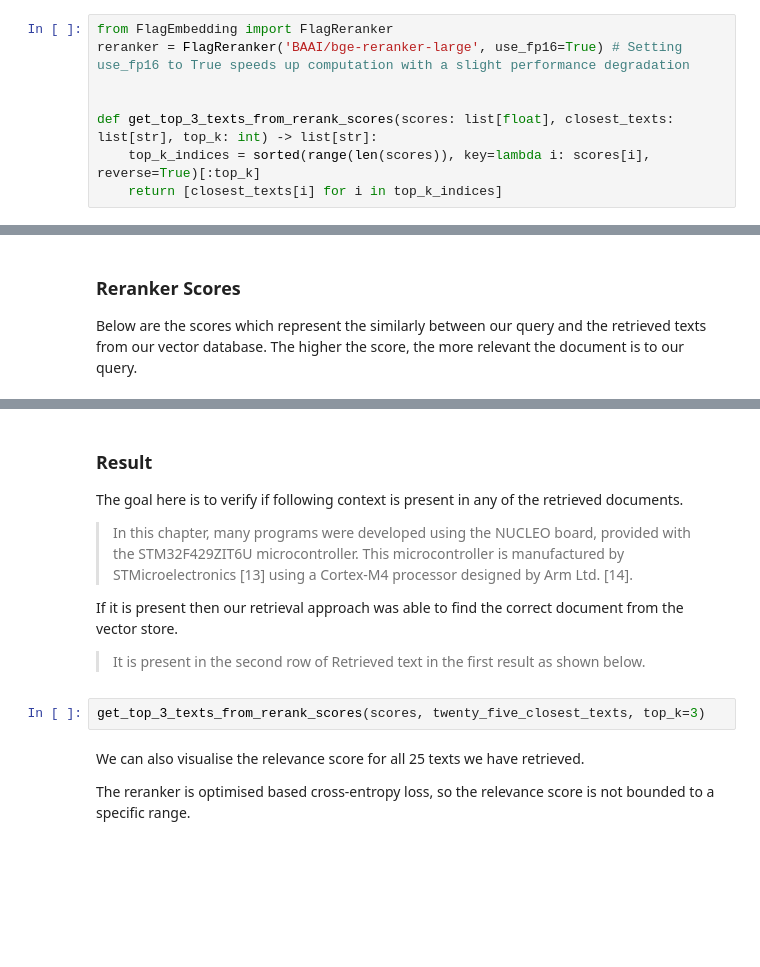
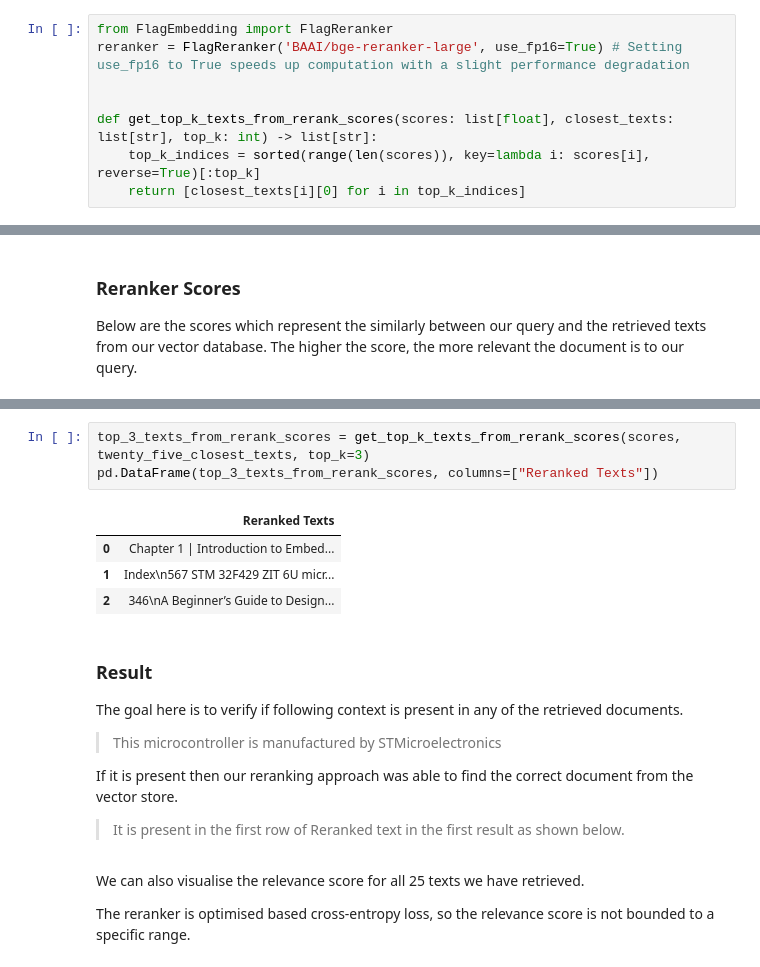
Before and after one commit to fuzzylabs/innovation-rag-rerank, a Jupyter notebook: rag_retrieval_rerank/experiment_rag_retrieval_rerank.ipynb, the cells around one changed output, grey strips where cells are left out. Drawn from its saved outputs; the diff is of its cells as text; blank space fills up the shorter version.

```diff
--- a/rag_retrieval_rerank/experiment_rag_retrieval_rerank.ipynb
+++ b/rag_retrieval_rerank/experiment_rag_retrieval_rerank.ipynb
@@ -245,9 +245,9 @@ from FlagEmbedding import FlagReranker
 reranker = FlagReranker('BAAI/bge-reranker-large', use_fp16=True) # Setting use_fp16 to True speeds up computation with a slight performance degradation
 
 
-def get_top_3_texts_from_rerank_scores(scores: list[float], closest_texts: list[str], top_k: int) -> list[str]:
+def get_top_k_texts_from_rerank_scores(scores: list[float], closest_texts: list[str], top_k: int) -> list[str]:
     top_k_indices = sorted(range(len(scores)), key=lambda i: scores[i], reverse=True)[:top_k]
-    return [closest_texts[i] for i in top_k_indices]
+    return [closest_texts[i][0] for i in top_k_indices]
 # %%
 # The bge reranker takes a list of list as input
 
@@ -265,15 +265,21 @@ TypeError: TextInputSequence must be str
+# %%
+top_3_texts_from_rerank_scores = get_top_k_texts_from_rerank_scores(scores, twenty_five_closest_texts, top_k=3)
+pd.DataFrame(top_3_texts_from_rerank_scores, columns=["Reranked Texts"])
+# %% [output]
+|  | Reranked Texts |
+| 0 | Chapter 1 | Introduction to Embed... |
+| 1 | Index\n567 STM 32F429 ZIT 6U micr... |
+| 2 | 346\nA Beginner’s Guide to Design... |
 # %% [markdown]
 ### Result
 
 The goal here is to verify if following context is present in any of the retrieved documents.
 
-> In this chapter, many programs were developed using the NUCLEO board, provided with the STM32F429ZIT6U microcontroller. This microcontroller is manufactured by STMicroelectronics [13] using a Cortex-M4 processor designed by Arm Ltd. [14].
+> This microcontroller is manufactured by STMicroelectronics
 
-If it is present then our retrieval approach was able to find the correct document from the vector store.
+If it is present then our reranking approach was able to find the correct document from the vector store.
 
-> It is present in the second row of Retrieved text in the first result as shown below.
+> It is present in the first row of Reranked text in the first result as shown below.
-# %%
-get_top_3_texts_from_rerank_scores(scores, twenty_five_closest_texts, top_k=3)
 # %% [markdown]
 We can also visualise the relevance score for all 25 texts we have retrieved.
 
```
Also changed, not shown: parts of 9 cells of this notebook.
